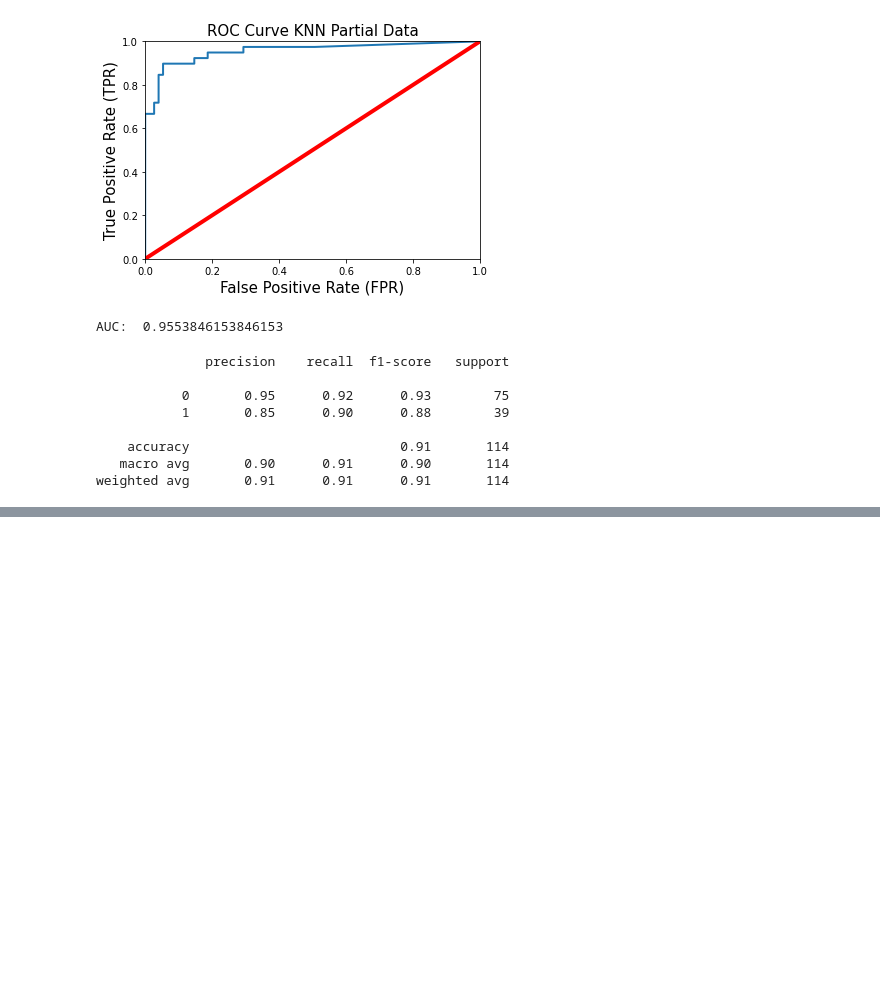
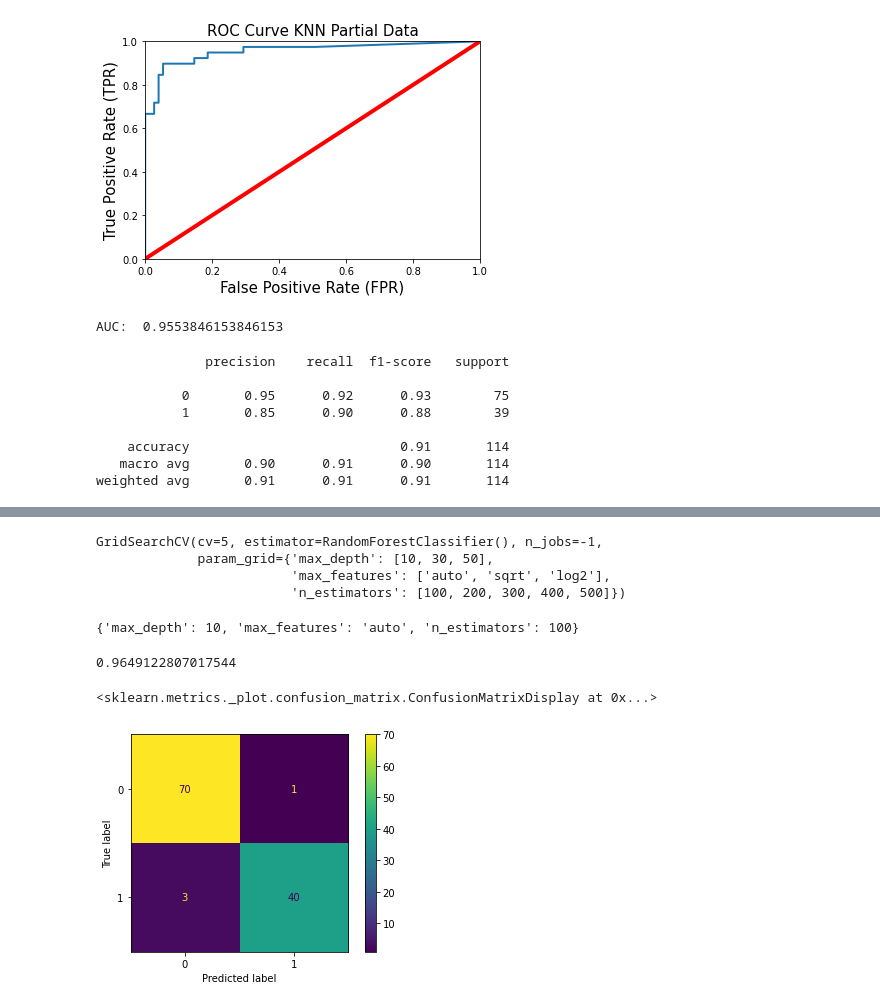
Before and after one commit to dawgtree/CapstoneThreeProject, a Jupyter notebook: Cancer Diagnosis Capstone Project Modeling.ipynb, the cells around one changed output, grey strips where cells are left out. Cells and saved outputs as stored; diff of their text form; code cells hidden in the pictures; blank space fills up the shorter version.

Commit message:
Finished initial draft of modeling

```diff
--- a/Cancer Diagnosis Capstone Project Modeling.ipynb
+++ b/Cancer Diagnosis Capstone Project Modeling.ipynb
@@ -226,0 +234,31 @@ These numbers are even worse.  We will visualize the numbers later, but none of
+# %%
+#First run Random Forest for the full model
+rf = RandomForestClassifier()
+param_rf= {'n_estimators':[100,200,300,400,500], 'max_depth':[10,30,50],'max_features':['auto','sqrt','log2']}
+
+gs_rf_f = GridSearchCV(rf, param_rf, cv=5, n_jobs=-1)
+gs_rf_f.fit(X_train_f, y_train_f)
+# %% [output]
+GridSearchCV(cv=5, estimator=RandomForestClassifier(), n_jobs=-1,
+             param_grid={'max_depth': [10, 30, 50],
+                         'max_features': ['auto', 'sqrt', 'log2'],
+                         'n_estimators': [100, 200, 300, 400, 500]})
+# %%
+gs_rf_f.best_params_
+# %% [output]
+{'max_depth': 10, 'max_features': 'auto', 'n_estimators': 100}
+# %%
+rf_f = RandomForestClassifier(n_estimators=100, max_features='auto',max_depth=10)
+model_rf_f = rf_f.fit(X_train_f,y_train_f)
+y_pred_rf_f = model_rf_f.predict(X_test_f)
+accuracy_score_rf_f = accuracy_score(y_test_f, y_pred_rf_f)
+accuracy_score_rf_f
+# %% [output]
+0.9649122807017544
+# %%
+#Confussion matrix
+rf_f_confusion_matrix = plot_confusion_matrix(model_rf_f, X_test_f, y_test_f)
+rf_f_confusion_matrix
+# %% [output]
+<sklearn.metrics._plot.confusion_matrix.ConfusionMatrixDisplay at 0x...>
+[figure, added]
```
Also changed, not shown: parts of 66 cells of this notebook.
